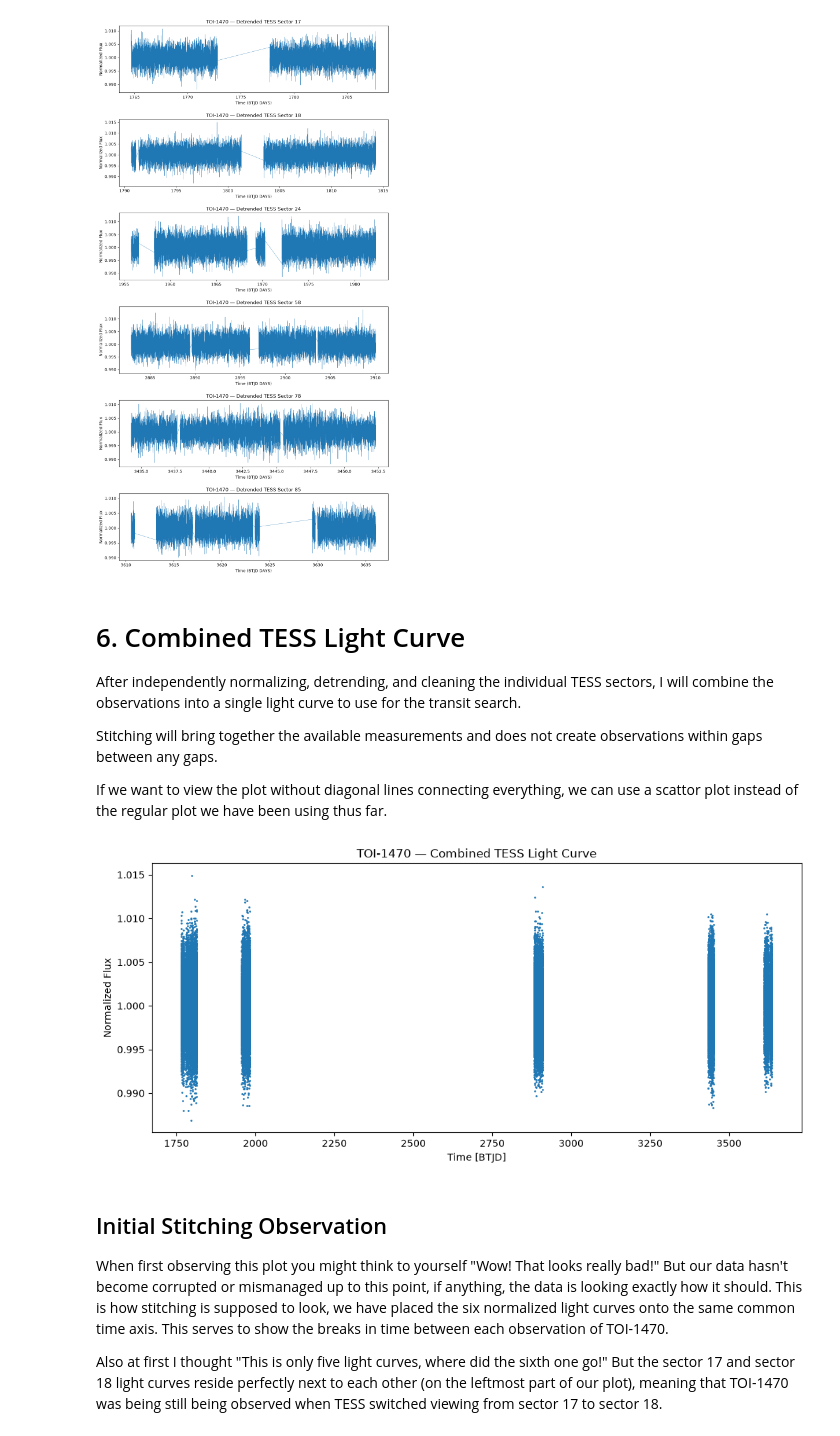
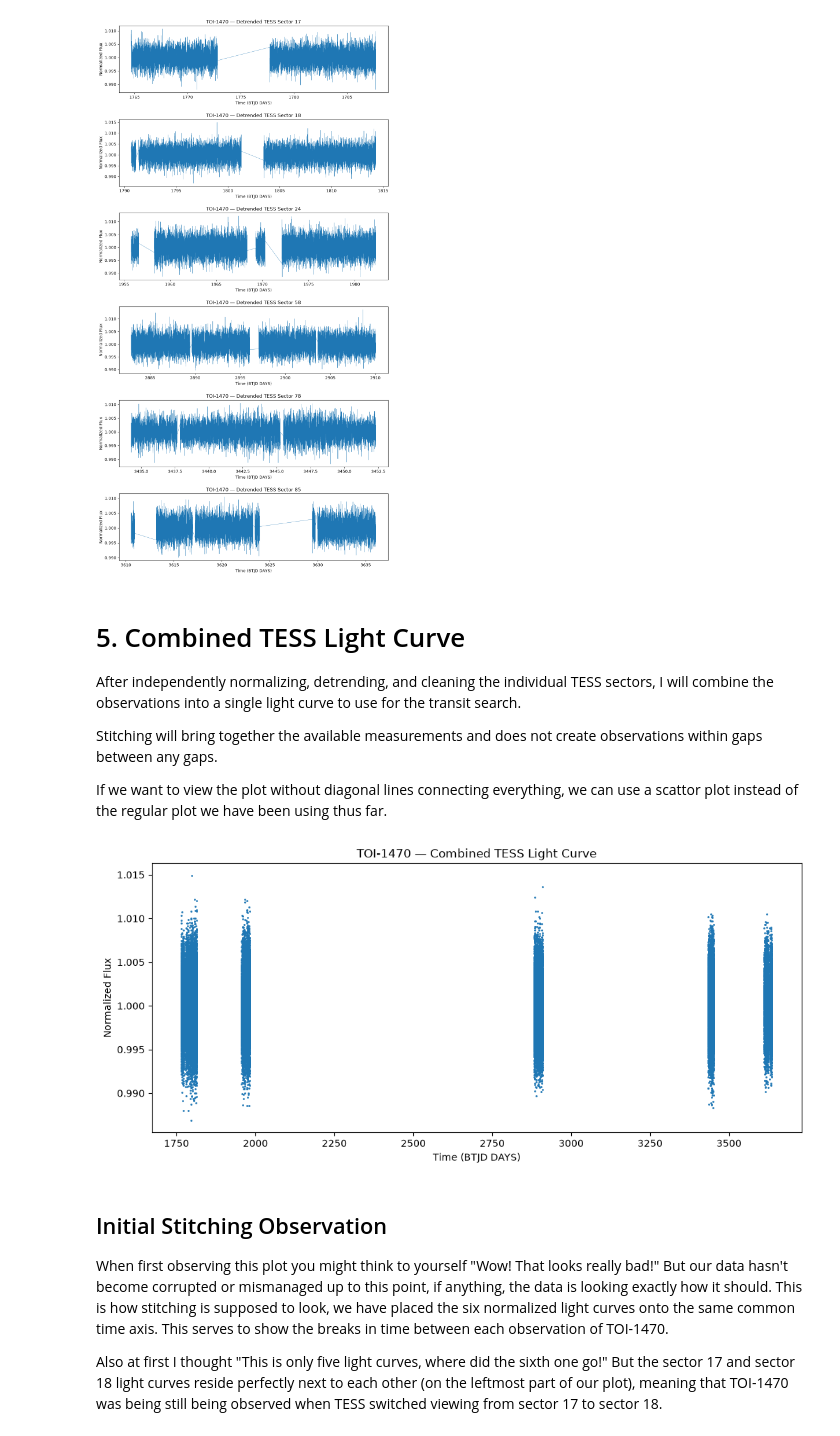
Before and after one commit to JonathonDPuchbauer/Recovery-of-TOI-1470-Planetary-System-Research-Project, a Jupyter notebook: notebooks/TOI-1470-analysis.ipynb, the cells around one changed output. Drawn from its saved outputs; the diff is of its cells as text; code cells hidden in the pictures.

```diff
--- a/notebooks/TOI-1470-analysis.ipynb
+++ b/notebooks/TOI-1470-analysis.ipynb
@@ -239,7 +246,7 @@ plt.show()
 # %% [output]
 [figure]
 # %% [markdown]
-# 6. Combined TESS Light Curve
+# 5. Combined TESS Light Curve
 
 After independently normalizing, detrending, and cleaning the individual TESS sectors, I will combine the observations into a single light curve to use for the transit search.
 
@@ -249,23 +256,23 @@ If we want to view the plot without diagonal lines connecting everything, we can
 # %%
 combined_lc = lk.LightCurveCollection(cleaned_lcs).stitch()
 
 combined_lc
 
 plt.figure(figsize=(12, 5))
 
 plt.scatter(
     combined_lc.time.value,
     combined_lc.flux,
     s=1
 )
 
-plt.xlabel("Time [BTJD]")
+plt.xlabel("Time (BTJD DAYS)")
 plt.ylabel("Normalized Flux")
 plt.title("TOI-1470 — Combined TESS Light Curve")
 
 plt.show()
 # %% [output]
-[figure, old version]
+[figure, new version]
 # %% [markdown]
 ## Initial Stitching Observation
 When first observing this plot you might think to yourself "Wow! That looks really bad!" But our data hasn't become corrupted or mismanaged up to this point, if anything, the data is looking exactly how it should. This is how stitching is supposed to look, we have placed the six normalized light curves onto the same common time axis. This serves to show the breaks in time between each observation of TOI-1470.
```
Also changed, not shown: parts of 16 cells of this notebook, 1 other file.
